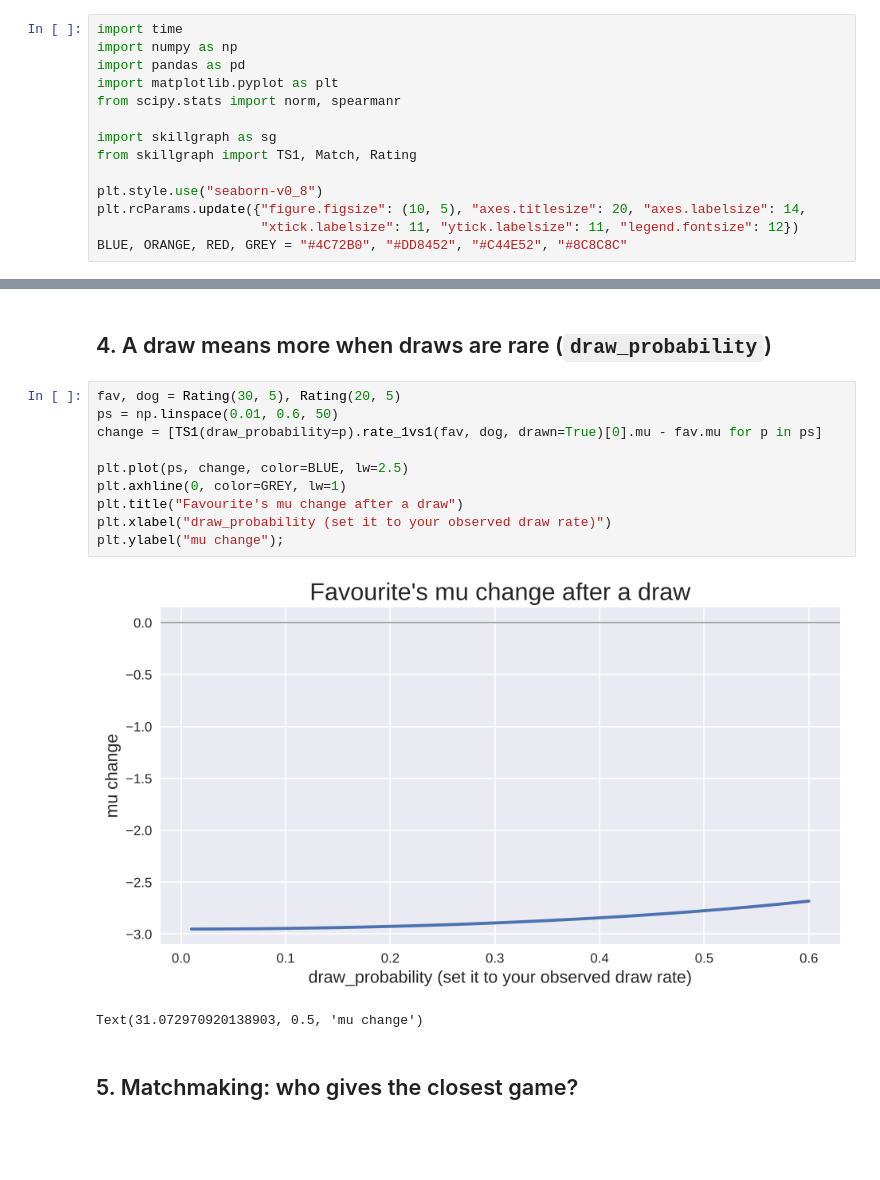
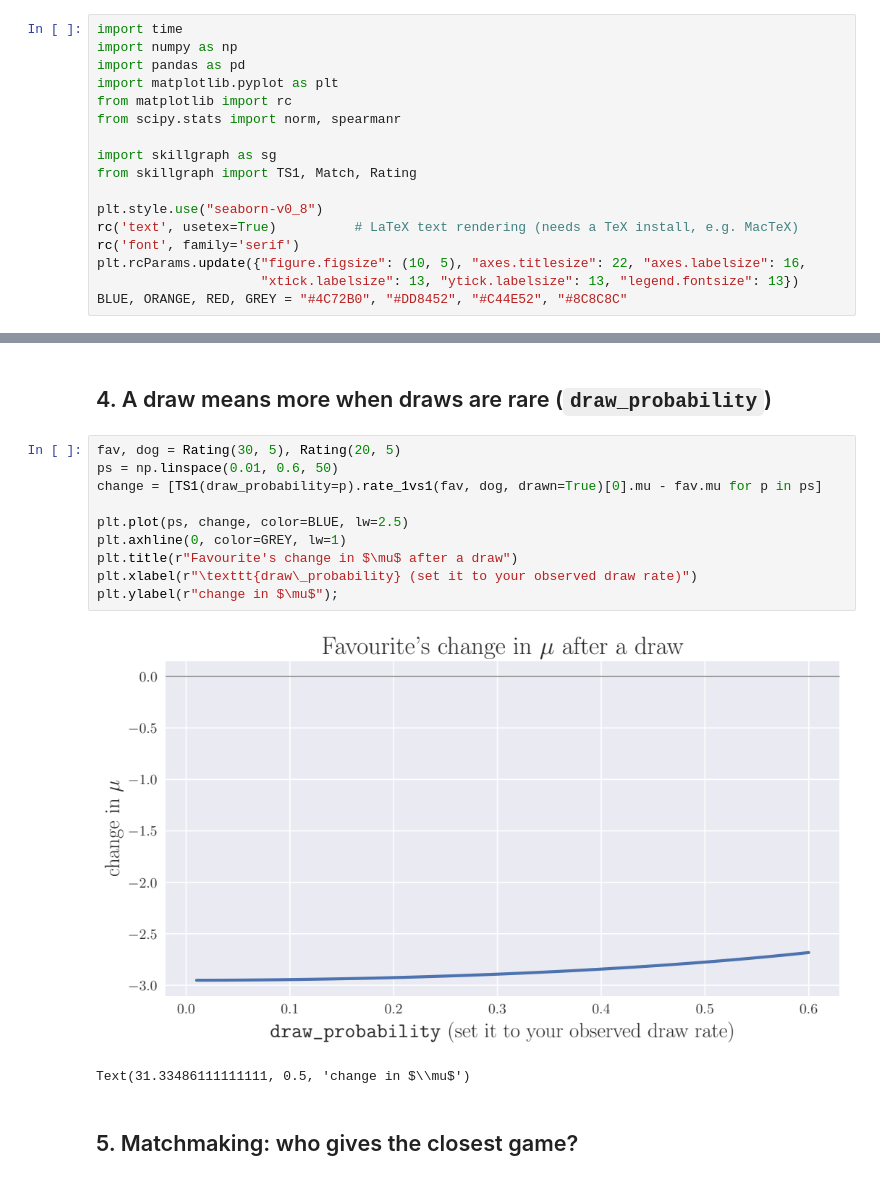
Before and after one commit to Tahahaha7/skillgraph, a Jupyter notebook: examples/skillgraph_tour.ipynb, the cells around one changed output, grey strips where cells are left out. Drawn from its saved outputs; the diff is of its cells as text; blank space fills up the shorter version.

```diff
--- a/examples/skillgraph_tour.ipynb
+++ b/examples/skillgraph_tour.ipynb
@@ -11,14 +11,17 @@ import time
 import numpy as np
 import pandas as pd
 import matplotlib.pyplot as plt
+from matplotlib import rc
 from scipy.stats import norm, spearmanr
 
 import skillgraph as sg
 from skillgraph import TS1, Match, Rating
 
 plt.style.use("seaborn-v0_8")
-plt.rcParams.update({"figure.figsize": (10, 5), "axes.titlesize": 20, "axes.labelsize": 14,
-                     "xtick.labelsize": 11, "ytick.labelsize": 11, "legend.fontsize": 12})
+rc('text', usetex=True)          # LaTeX text rendering (needs a TeX install, e.g. MacTeX)
+rc('font', family='serif')
+plt.rcParams.update({"figure.figsize": (10, 5), "axes.titlesize": 22, "axes.labelsize": 16,
+                     "xtick.labelsize": 13, "ytick.labelsize": 13, "legend.fontsize": 13})
 BLUE, ORANGE, RED, GREY = "#4C72B0", "#DD8452", "#C44E52", "#8C8C8C"
 # %% [markdown]
 ## 1. A rating is a bell curve, and a result makes it narrower
@@ -83,16 +86,16 @@ pd.DataFrame(rows).set_index(["match", "team"]).round(2)
 # %%
 fav, dog = Rating(30, 5), Rating(20, 5)
 ps = np.linspace(0.01, 0.6, 50)
 change = [TS1(draw_probability=p).rate_1vs1(fav, dog, drawn=True)[0].mu - fav.mu for p in ps]
 
 plt.plot(ps, change, color=BLUE, lw=2.5)
 plt.axhline(0, color=GREY, lw=1)
-plt.title("Favourite's mu change after a draw")
-plt.xlabel("draw_probability (set it to your observed draw rate)")
-plt.ylabel("mu change");
+plt.title(r"Favourite's change in $\mu$ after a draw")
+plt.xlabel(r"\texttt{draw\_probability} (set it to your observed draw rate)")
+plt.ylabel(r"change in $\mu$");
 # %% [output]
-[figure, old version]
+[figure, new version]
-Text(31.072970920138903, 0.5, 'mu change')
+Text(31.33486111111111, 0.5, 'change in $\\mu$')
 # %% [markdown]
 ## 5. Matchmaking: who gives the closest game?
 # %%
```
Also changed, not shown: parts of 10 cells of this notebook.
